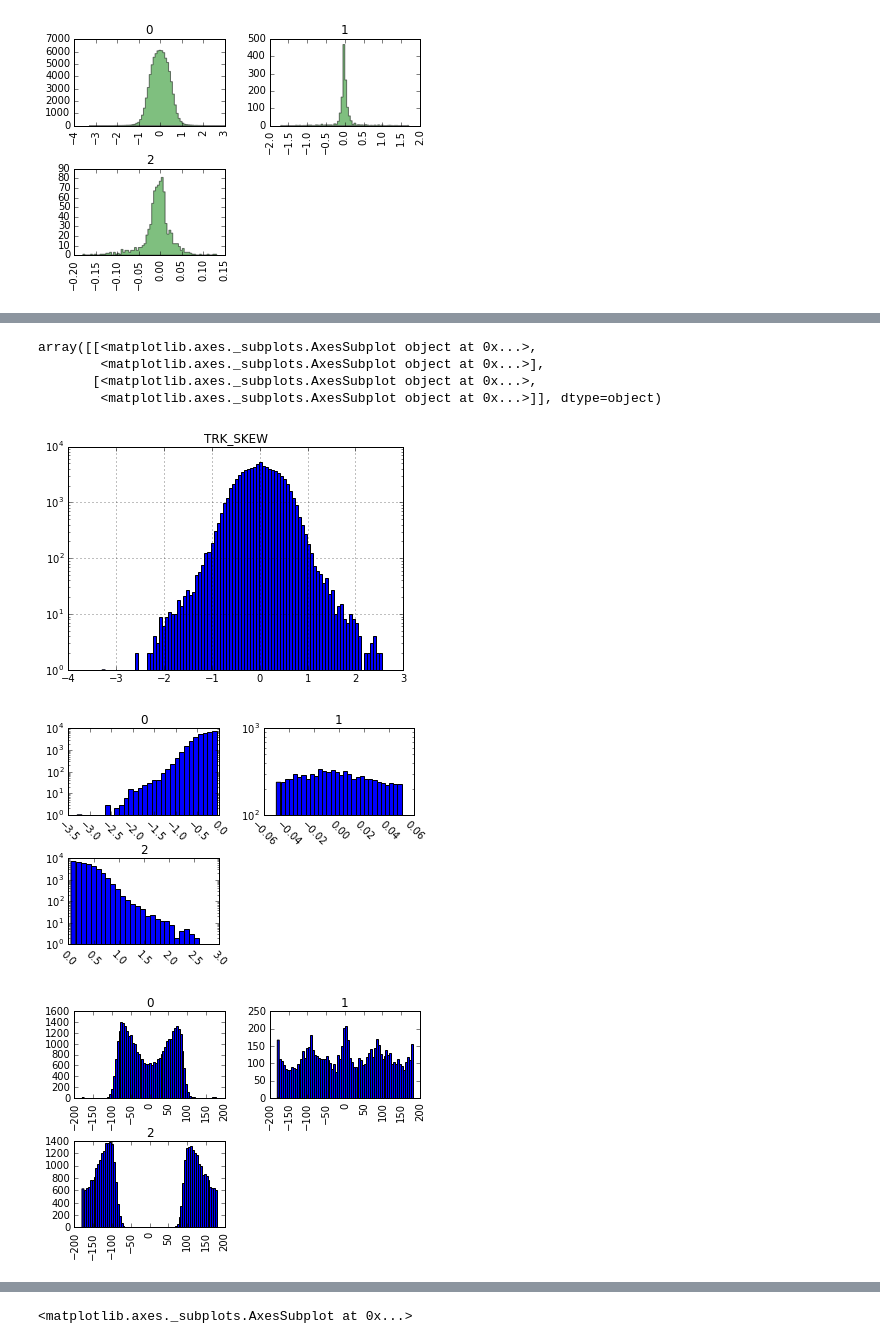
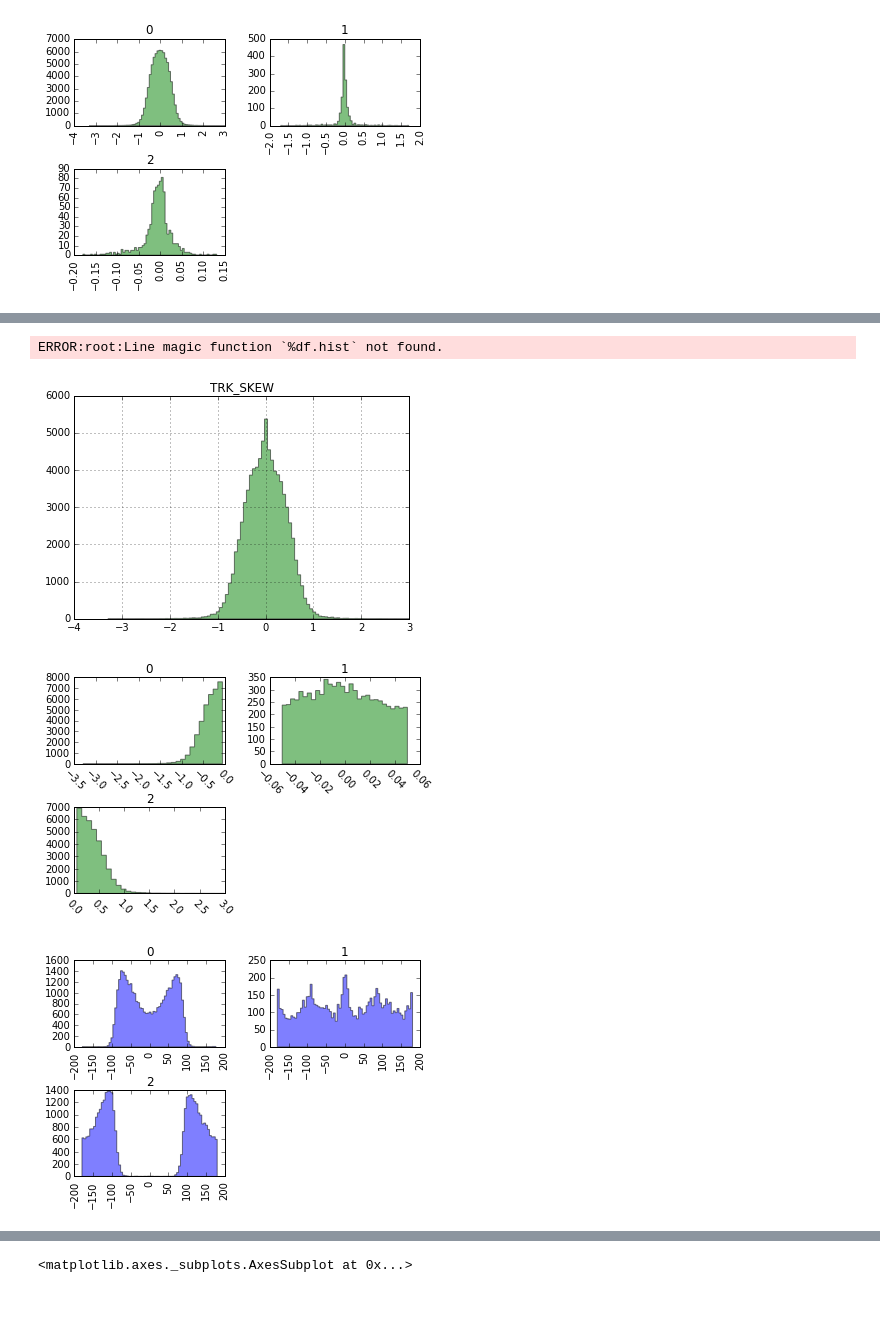
Before and after one commit to smaldera/ixpeTO, a Jupyter notebook: jupynb/test_ixpe_phibump.ipynb, the cells around one changed output, grey strips where cells are left out. Cells and saved outputs as stored; diff of their text form; code cells hidden in the pictures; blank space fills up the shorter version.

```diff
--- a/jupynb/test_ixpe_phibump.ipynb
+++ b/jupynb/test_ixpe_phibump.ipynb
@@ -127,16 +155,13 @@ array([[<matplotlib.axes._subplots.AxesSubplot object at 0x...>,
 # %%
-skewbins = [-5.,-0.05, 0.05, 5]
+skewbins = [-5.,-0.05, 0.05, 5] #TODO: anziche' -5 e +5, mettere min_skew e max_skew
 df['skewbin'] = pd.cut(df.TRK_SKEW, skewbins, labels=False)
-df.hist('TRK_SKEW', bins=100, log=True)
-df.hist('TRK_SKEW', by='skewbin', bins=30, xrot=-45., log=True)
-df.hist('TRK_PHI2', grid=True, by='skewbin', bins=70)
-df.hist('TRK_PI', grid=True, by='skewbin', bins=70, xrot=-45., log=True)
-df.hist('eventID', by='skewbin', bins=81)
+df.hist('TRK_SKEW', bins=100, histtype='stepfilled', alpha=0.5, color='g') #, log=True)
+df.hist('TRK_SKEW', by='skewbin', bins=30, xrot=-45., histtype='stepfilled', alpha=0.5, color='g') #, log=True)
+df.hist('TRK_PHI2', grid=True, by='skewbin', bins=70, histtype='stepfilled', alpha=0.5)
+df.hist('TRK_PI', grid=True, by='skewbin', bins=70, xrot=-45., log=True, histtype='stepfilled', alpha=0.5, color='r')
+%df.hist('eventID', by='skewbin', bins=81)
 # %% [output]
-array([[<matplotlib.axes._subplots.AxesSubplot object at 0x...>,
-        <matplotlib.axes._subplots.AxesSubplot object at 0x...>],
-       [<matplotlib.axes._subplots.AxesSubplot object at 0x...>,
-        <matplotlib.axes._subplots.AxesSubplot object at 0x...>]], dtype=object)
+ERROR:root:Line magic function `%df.hist` not found.
-[figure, old version]
+[figure, new version]
-[figure, old version]
+[figure, new version]
-[figure, old version]
+[figure, new version]
```
Also changed, not shown: parts of 3 cells of this notebook.
